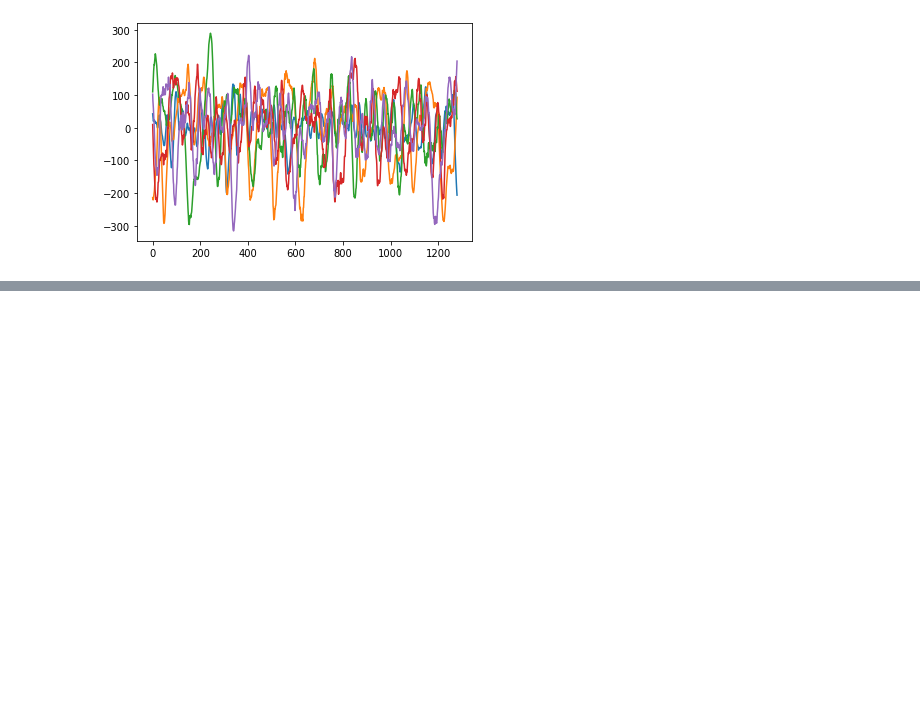
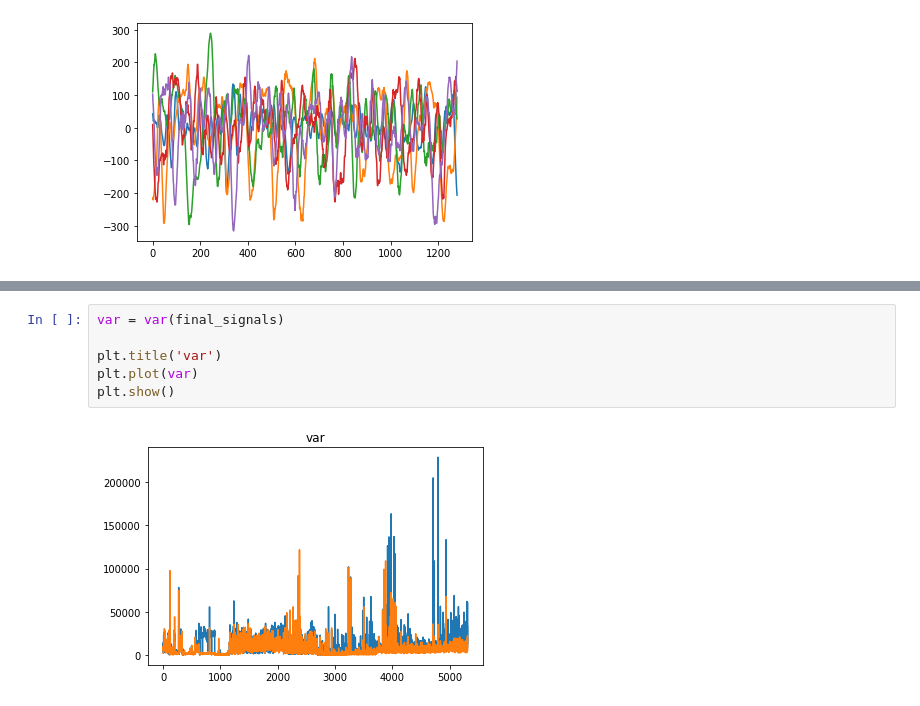
Before and after one commit to msadeqsirjani/synapse, a Jupyter notebook: src/app.ipynb, the cells around one changed output, grey strips where cells are left out. Drawn from its saved outputs; the diff is of its cells as text; blank space fills up the shorter version.

```diff
--- a/src/app.ipynb
+++ b/src/app.ipynb
@@ -234,0 +314,8 @@ plt.show()
+# %%
+var = var(final_signals)
+
+plt.title('var')
+plt.plot(var)
+plt.show()
+# %% [output]
+[figure, added]
```
Also changed, not shown: parts of 32 cells of this notebook.
